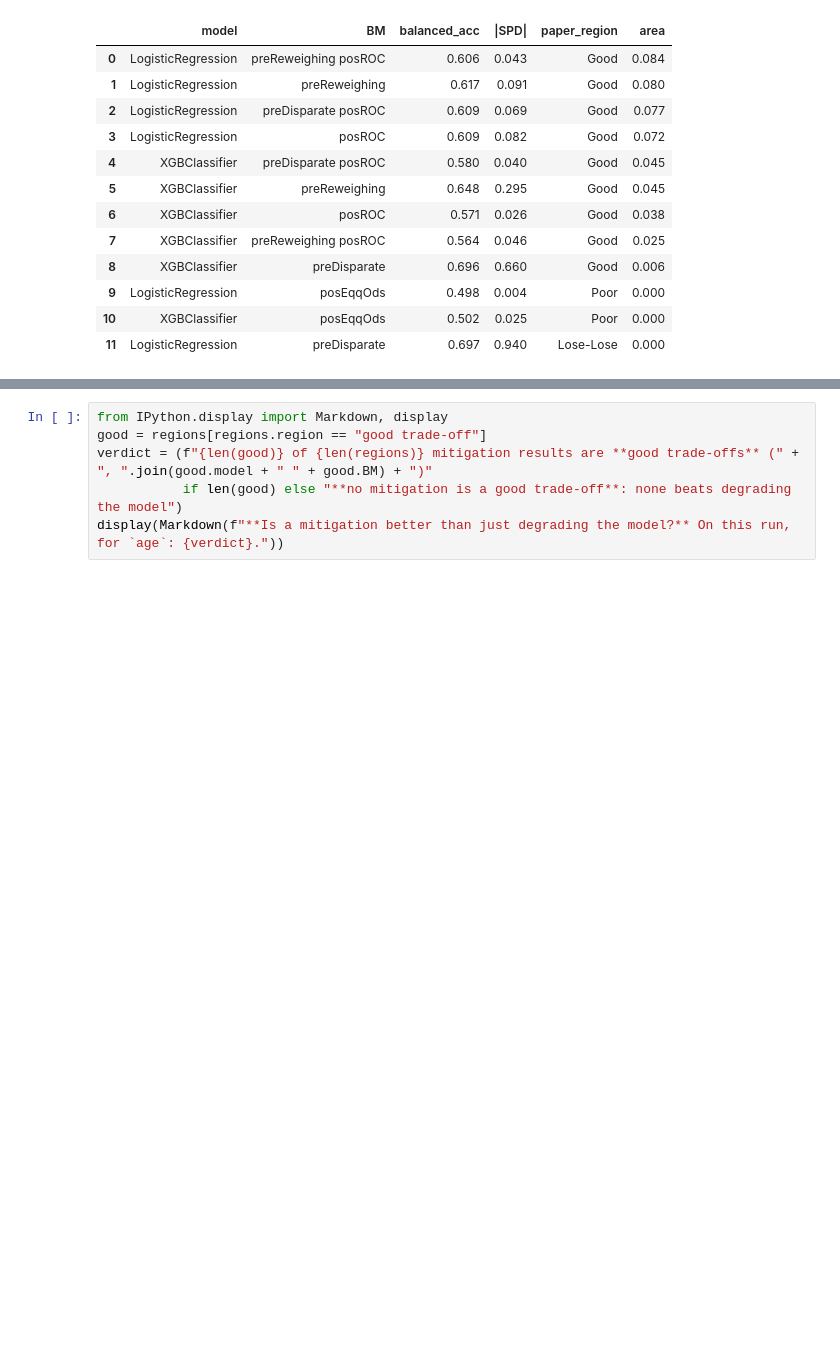
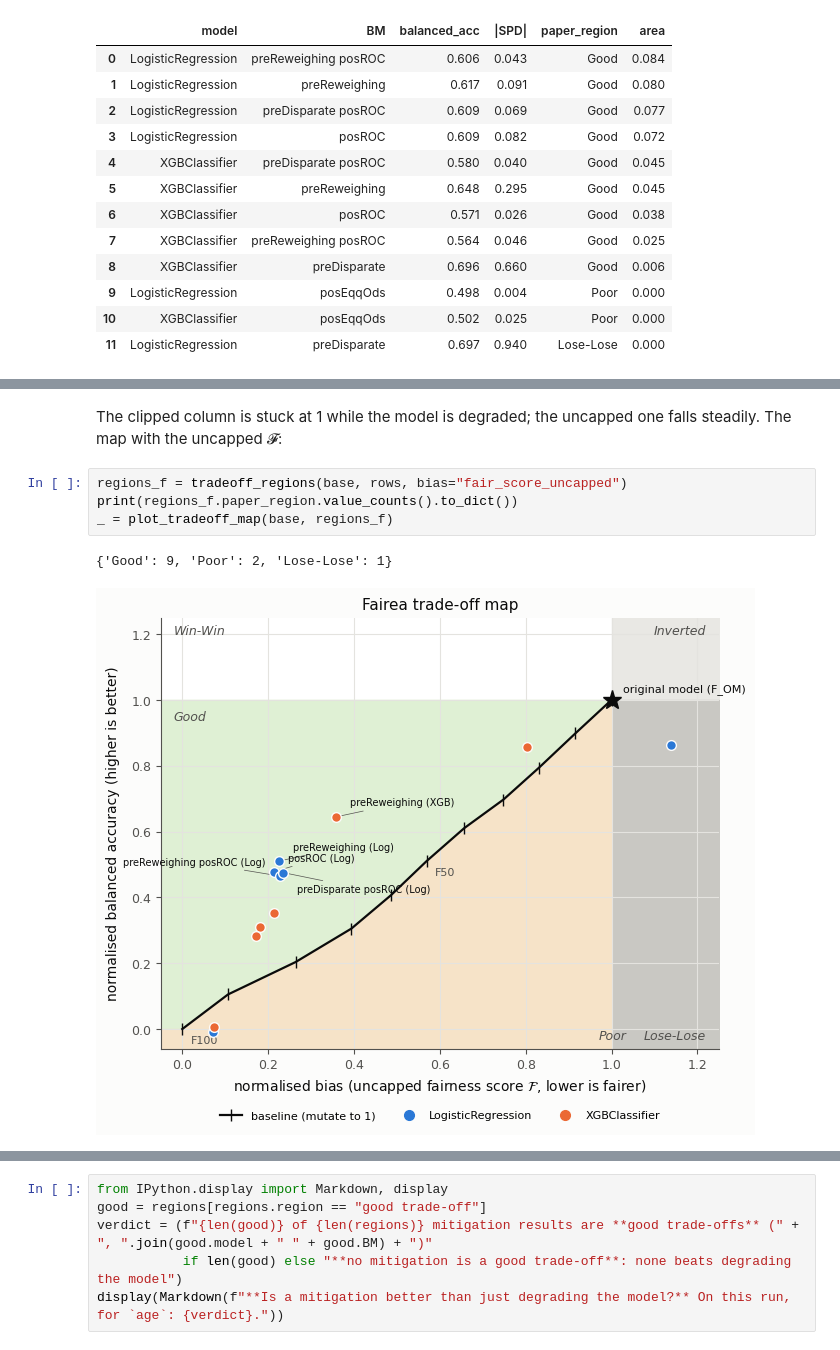
Before and after one commit to enemy537/callmefair, a Jupyter notebook: examples/notebooks/04_tradeoff_map.ipynb, the cells around one changed output, grey strips where cells are left out. Drawn from its saved outputs; the diff is of its cells as text; blank space fills up the shorter version.

```diff
--- a/examples/notebooks/04_tradeoff_map.ipynb
+++ b/examples/notebooks/04_tradeoff_map.ipynb
@@ -172,0 +173,9 @@ regions_f[["model", "BM", "paper_region", "area"]].round(3).sort_values("area",
+# %% [markdown]
+The clipped column is stuck at 1 while the model is degraded; the uncapped one falls steadily. The map with the uncapped 𝓕:
+# %%
+regions_f = tradeoff_regions(base, rows, bias="fair_score_uncapped")
+print(regions_f.paper_region.value_counts().to_dict())
+_ = plot_tradeoff_map(base, regions_f)
+# %% [output]
+{'Good': 9, 'Poor': 2, 'Lose-Lose': 1}
+[figure, added]
```
Also changed, not shown: parts of 9 cells of this notebook, 8 other files.
